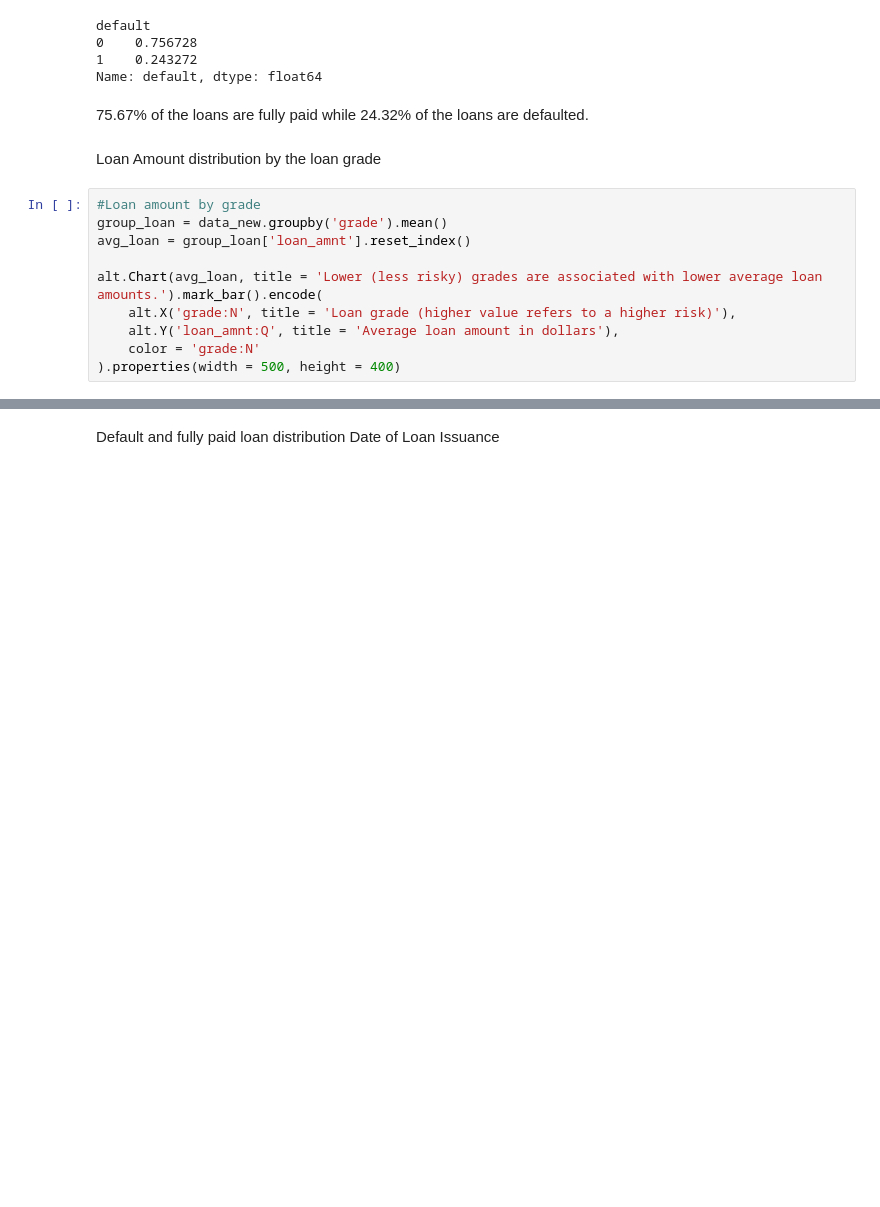
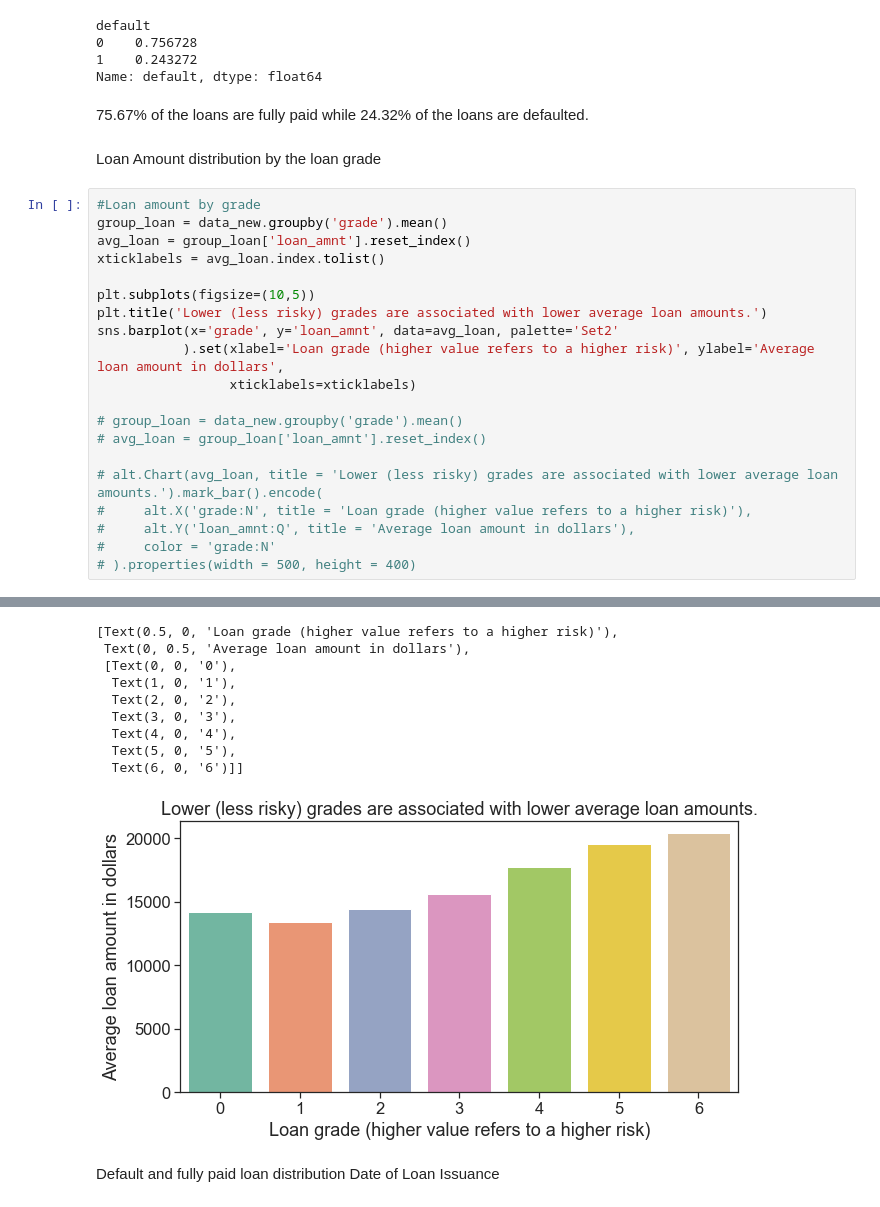
Before and after one commit to Claireyhxu/DSBD_LendingClub_Project, a Jupyter notebook: DSBD_Proj2_Interim.ipynb, the cells around one changed output, grey strips where cells are left out. Drawn from its saved outputs; the diff is of its cells as text; blank space fills up the shorter version.

```diff
--- a/DSBD_Proj2_Interim.ipynb
+++ b/DSBD_Proj2_Interim.ipynb
@@ -227,10 +227,20 @@ Loan Amount distribution by the loan grade
 #Loan amount by grade
 group_loan = data_new.groupby('grade').mean()
 avg_loan = group_loan['loan_amnt'].reset_index()
+xticklabels = avg_loan.index.tolist()
 
-alt.Chart(avg_loan, title = 'Lower (less risky) grades are associated with lower average loan amounts.').mark_bar().encode(
-    alt.X('grade:N', title = 'Loan grade (higher value refers to a higher risk)'),
-    alt.Y('loan_amnt:Q', title = 'Average loan amount in dollars'),
-    color = 'grade:N'
-).properties(width = 500, height = 400)
+plt.subplots(figsize=(10,5))
+plt.title('Lower (less risky) grades are associated with lower average loan amounts.')
+sns.barplot(x='grade', y='loan_amnt', data=avg_loan, palette='Set2'
+           ).set(xlabel='Loan grade (higher value refers to a higher risk)', ylabel='Average loan amount in dollars',
+                 xticklabels=xticklabels)
+
+# group_loan = data_new.groupby('grade').mean()
+# avg_loan = group_loan['loan_amnt'].reset_index()
+
+# alt.Chart(avg_loan, title = 'Lower (less risky) grades are associated with lower average loan amounts.').mark_bar().encode(
+#     alt.X('grade:N', title = 'Loan grade (higher value refers to a higher risk)'),
+#     alt.Y('loan_amnt:Q', title = 'Average loan amount in dollars'),
+#     color = 'grade:N'
+# ).properties(width = 500, height = 400)
 # %% [output]
@@ -238,3 +247,13 @@ alt.Chart(avg_loan, title = 'Lower (less risky) grades are associated with lower
+[Text(0.5, 0, 'Loan grade (higher value refers to a higher risk)'),
+ Text(0, 0.5, 'Average loan amount in dollars'),
+ [Text(0, 0, '0'),
+  Text(1, 0, '1'),
+  Text(2, 0, '2'),
+  Text(3, 0, '3'),
+  Text(4, 0, '4'),
+  Text(5, 0, '5'),
+  Text(6, 0, '6')]]
+[figure, added]
 # %% [markdown]
 Default and fully paid loan distribution Date of Loan Issuance
 # %%
```
Also changed, not shown: parts of 2 cells of this notebook.
